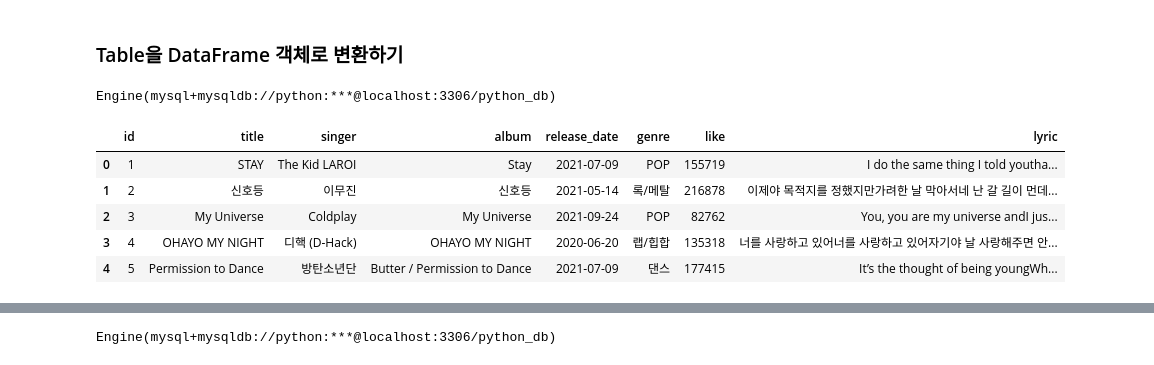
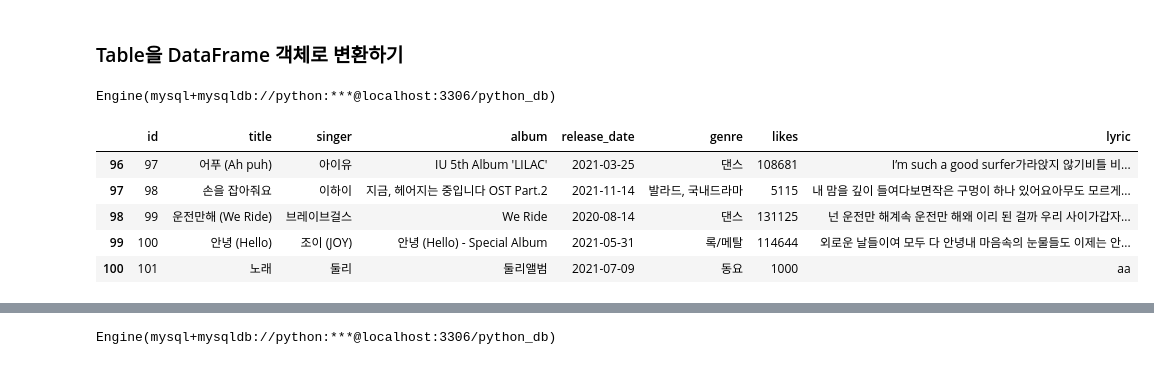
Before and after one commit to mysoyul/ibkbank_webscraping_analysis, a Jupyter notebook: 02.Melon 100chart_수집_분석_저장_타입변경.ipynb, the cells around one changed output, grey strips where cells are left out. Saved outputs shown, nothing was run; the diff lists cells and outputs as text; code cells hidden in the pictures.

```diff
--- a/02.Melon 100chart_수집_분석_저장_타입변경.ipynb
+++ b/02.Melon 100chart_수집_분석_저장_타입변경.ipynb
@@ -665,32 +670,32 @@ with engine.connect() as con:
 # %%
 import pymysql
 import sqlalchemy
 
 #pymysql과 sqlalchemy 를 연동
 pymysql.install_as_MySQLdb()
 from sqlalchemy import create_engine
 
 #Engine 객체 생성
 engine = create_engine('mysql+mysqldb://python:python@localhost:3306/python_db',\
                       encoding='utf-8')
 print(engine)
 #Engine을 사용해서 DB에 연결
 con = engine.connect()
 # Table을 DataFrame으로 가져오기
 songs100_df=pd.read_sql_table('songs100',con)
 
 #DB 연결 종료
 con.close()
 
-songs100_df.head()
+songs100_df.tail()
 # %% [output]
 Engine(mysql+mysqldb://python:***@localhost:3306/python_db)
-|  | id | title | singer | album | release_date | genre | like | lyric |
-| 0 | 1 | STAY | The Kid LAROI | Stay | 2021-07-09 | POP | 155719 | I do the same thing I told youtha... |
-| 1 | 2 | 신호등 | 이무진 | 신호등 | 2021-05-14 | 록/메탈 | 216878 | 이제야 목적지를 정했지만가려한 날 막아서네 난 갈 길이 먼데... |
-| 2 | 3 | My Universe | Coldplay | My Universe | 2021-09-24 | POP | 82762 | You, you are my universe andI jus... |
-| 3 | 4 | OHAYO MY NIGHT | 디핵 (D-Hack) | OHAYO MY NIGHT | 2020-06-20 | 랩/힙합 | 135318 | 너를 사랑하고 있어너를 사랑하고 있어자기야 날 사랑해주면 안... |
-| 4 | 5 | Permission to Dance | 방탄소년단 | Butter / Permission to Dance | 2021-07-09 | 댄스 | 177415 | It’s the thought of being youngWh... |
+|  | id | title | singer | album | release_date | genre | likes | lyric |
+| 96 | 97 | 어푸 (Ah puh) | 아이유 | IU 5th Album 'LILAC' | 2021-03-25 | 댄스 | 108681 | I’m such a good surfer가라앉지 않기비틀 비... |
+| 97 | 98 | 손을 잡아줘요 | 이하이 | 지금, 헤어지는 중입니다 OST Part.2 | 2021-11-14 | 발라드, 국내드라마 | 5115 | 내 맘을 깊이 들여다보면작은 구멍이 하나 있어요아무도 모르게... |
+| 98 | 99 | 운전만해 (We Ride) | 브레이브걸스 | We Ride | 2020-08-14 | 댄스 | 131125 | 넌 운전만 해계속 운전만 해왜 이리 된 걸까 우리 사이가갑자... |
+| 99 | 100 | 안녕 (Hello) | 조이 (JOY) | 안녕 (Hello) - Special Album | 2021-05-31 | 록/메탈 | 114644 | 외로운 날들이여 모두 다 안녕내 마음속의 눈물들도 이제는 안... |
+| 100 | 101 | 노래 | 둘리 | 둘리앨범 | 2021-07-09 | 동요 | 1000 | aa |
 # %%
 def search_album(keyword):
     sql = """select * from songs100 where album like %s;"""
```
Also changed, not shown: parts of 6 cells of this notebook, 1 other file.
